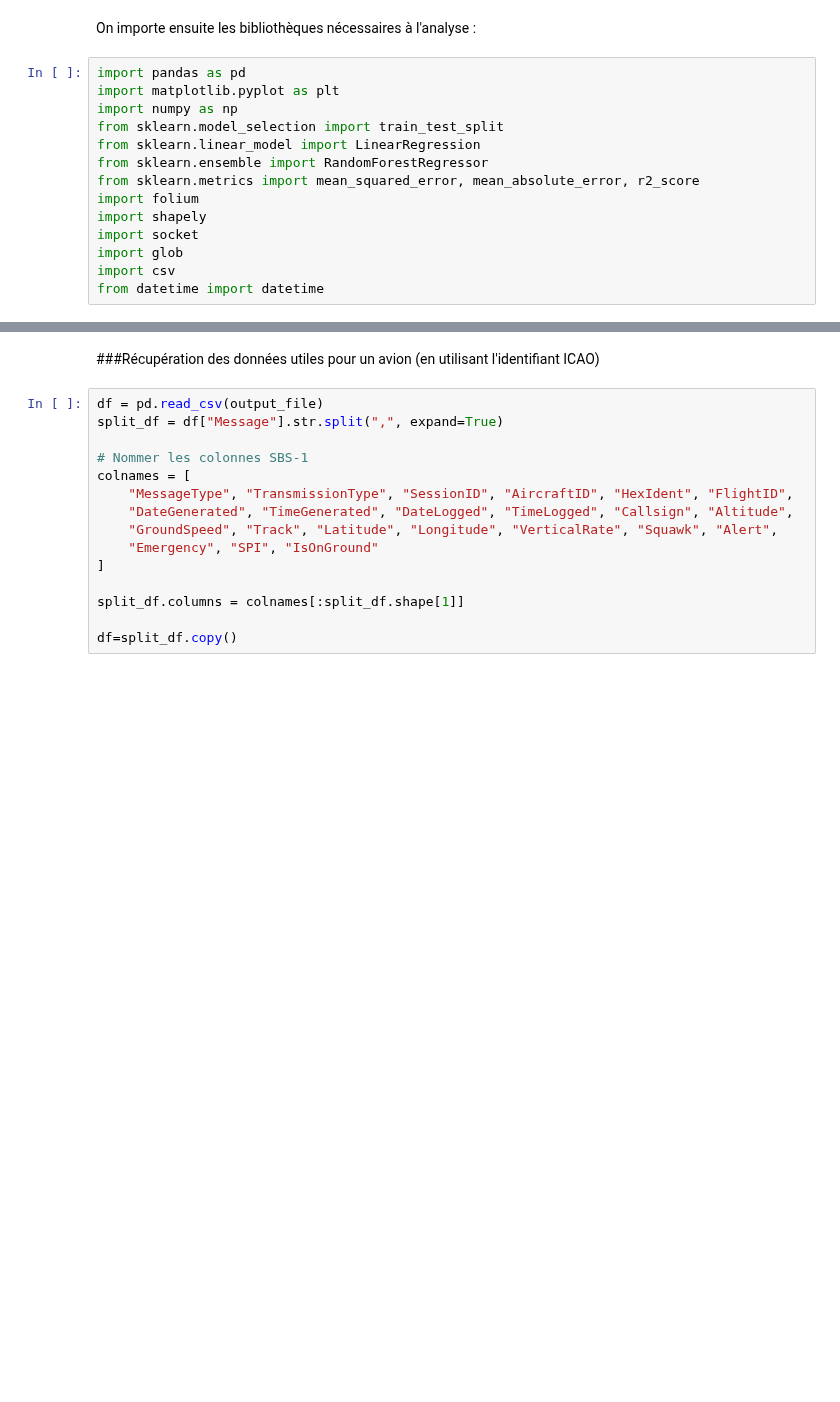
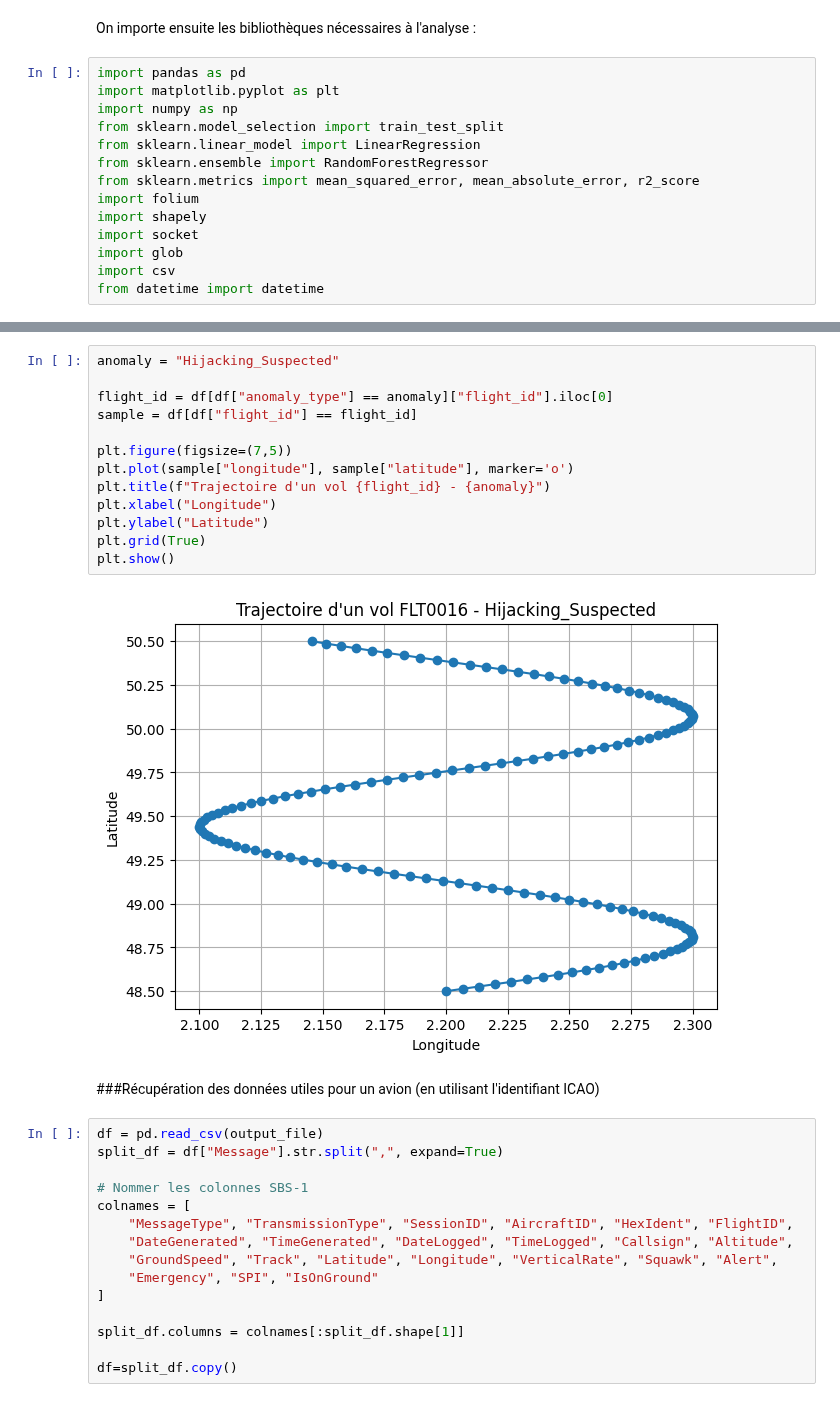
Before and after one commit to MGentieu/Data_analytics_aircraft_messages, a Jupyter notebook: Projet/GENTIEU_GOUESSE_Projet.ipynb, the cells around one changed output, grey strips where cells are left out. Drawn from its saved outputs; the diff is of its cells as text; blank space fills up the shorter version.

```diff
--- a/Projet/GENTIEU_GOUESSE_Projet.ipynb
+++ b/Projet/GENTIEU_GOUESSE_Projet.ipynb
@@ -87,3 +131,18 @@ Fichier existant trouvé : /content/Data_analytics_aircraft_messages/TP2/adsb_da
+# %%
+anomaly = "Hijacking_Suspected"
+
+flight_id = df[df["anomaly_type"] == anomaly]["flight_id"].iloc[0]
+sample = df[df["flight_id"] == flight_id]
+
+plt.figure(figsize=(7,5))
+plt.plot(sample["longitude"], sample["latitude"], marker='o')
+plt.title(f"Trajectoire d'un vol {flight_id} - {anomaly}")
+plt.xlabel("Longitude")
+plt.ylabel("Latitude")
+plt.grid(True)
+plt.show()
+# %% [output]
+[figure, added]
 # %% [markdown]
 ###Récupération des données utiles pour un avion (en utilisant l'identifiant ICAO)
 # %%
```
Also changed, not shown: parts of 11 cells of this notebook.
